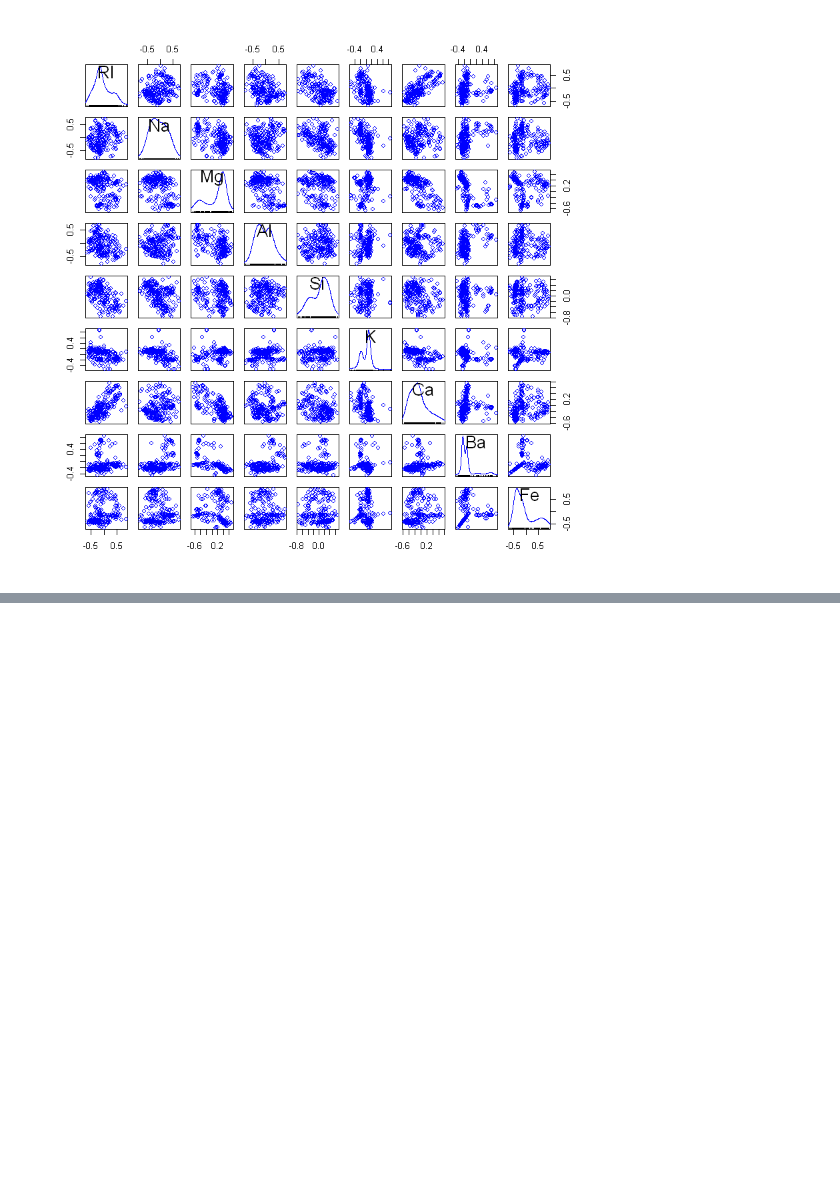
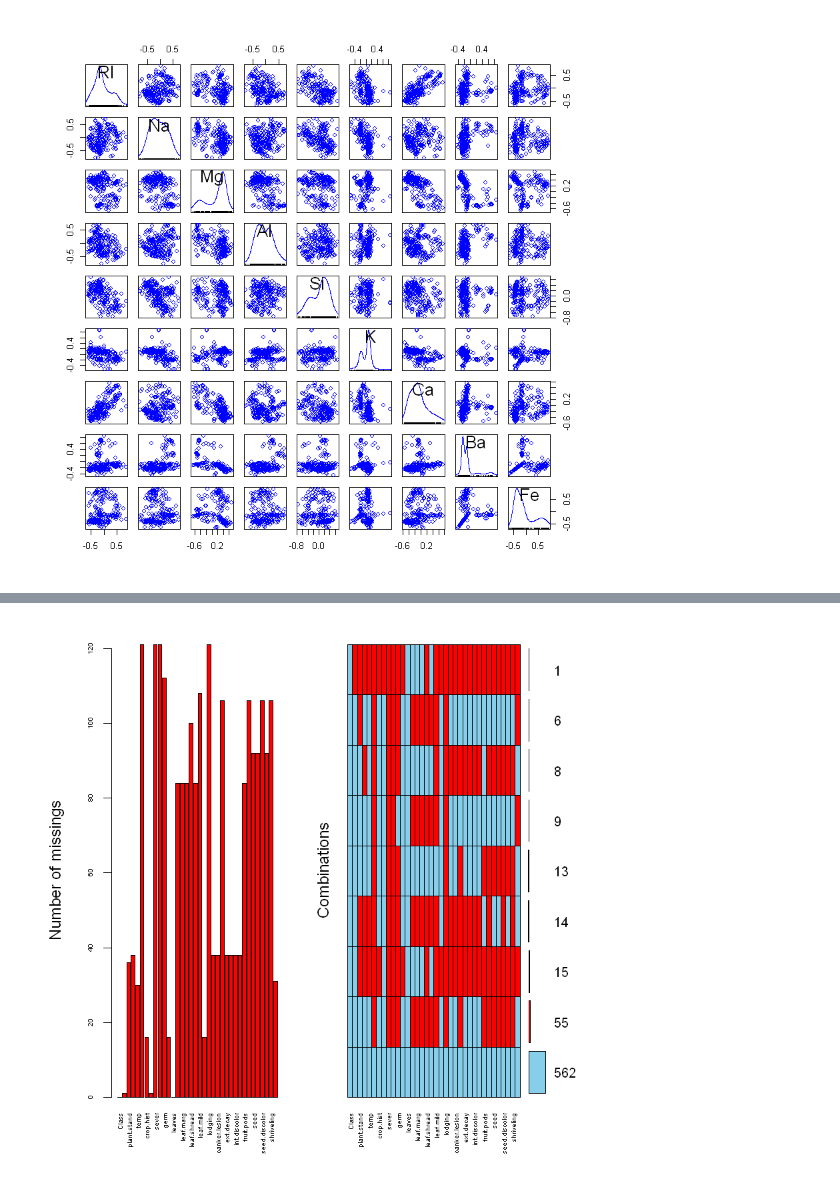
Before and after one commit to Randallzoeng/BookClub, a Jupyter notebook: AppliedPredictiveModeling/Chap. 3 Exercises.ipynb, the cells around one changed output, grey strips where cells are left out. Cells and saved outputs as stored; diff of their text form; code cells hidden in the pictures; blank space fills up the shorter version.

```diff
--- a/AppliedPredictiveModeling/Chap. 3 Exercises.ipynb
+++ b/AppliedPredictiveModeling/Chap. 3 Exercises.ipynb
@@ -89,0 +116,5 @@ spm(glass_spatial,smooth=F,regLine = F)
+# %%
+library(VIM)
+aggr(Soybean, cex.axis=.5,prop=F,number=T)
+# %% [output]
+[figure, added]
```
Also changed, not shown: parts of 19 cells of this notebook.
